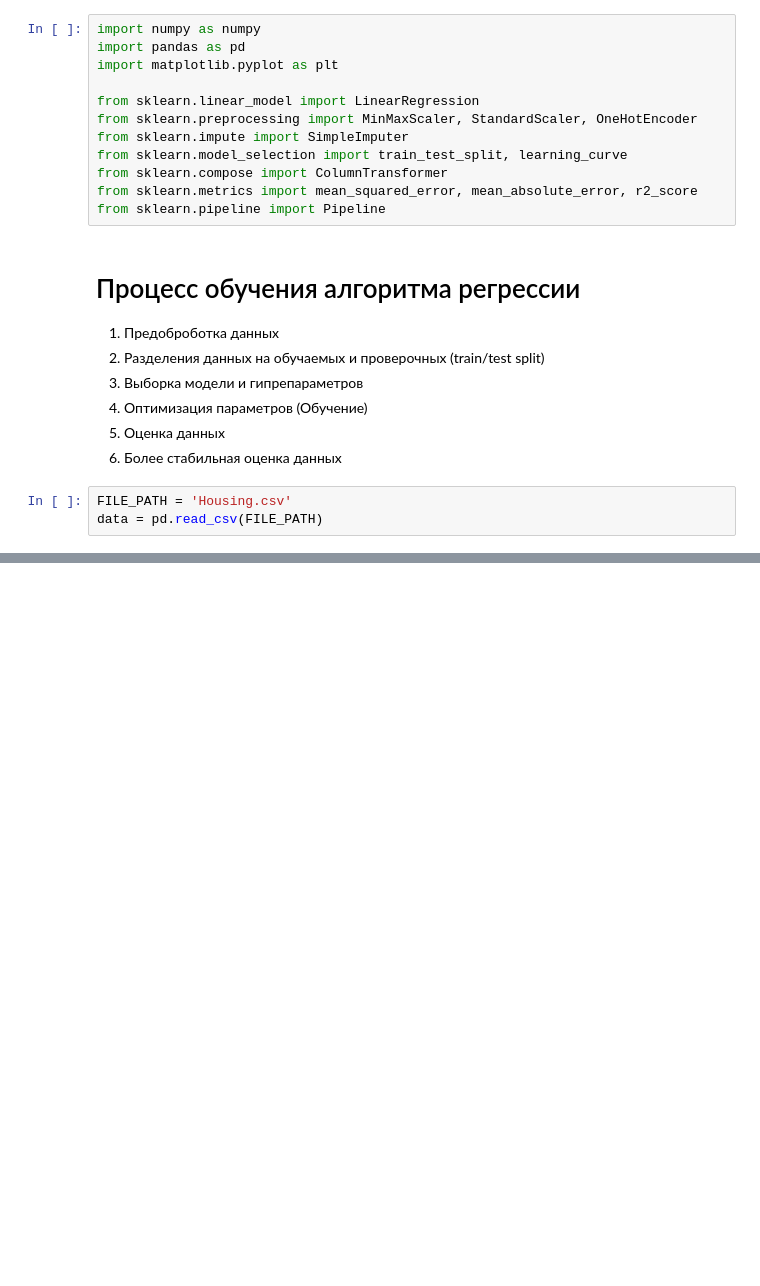
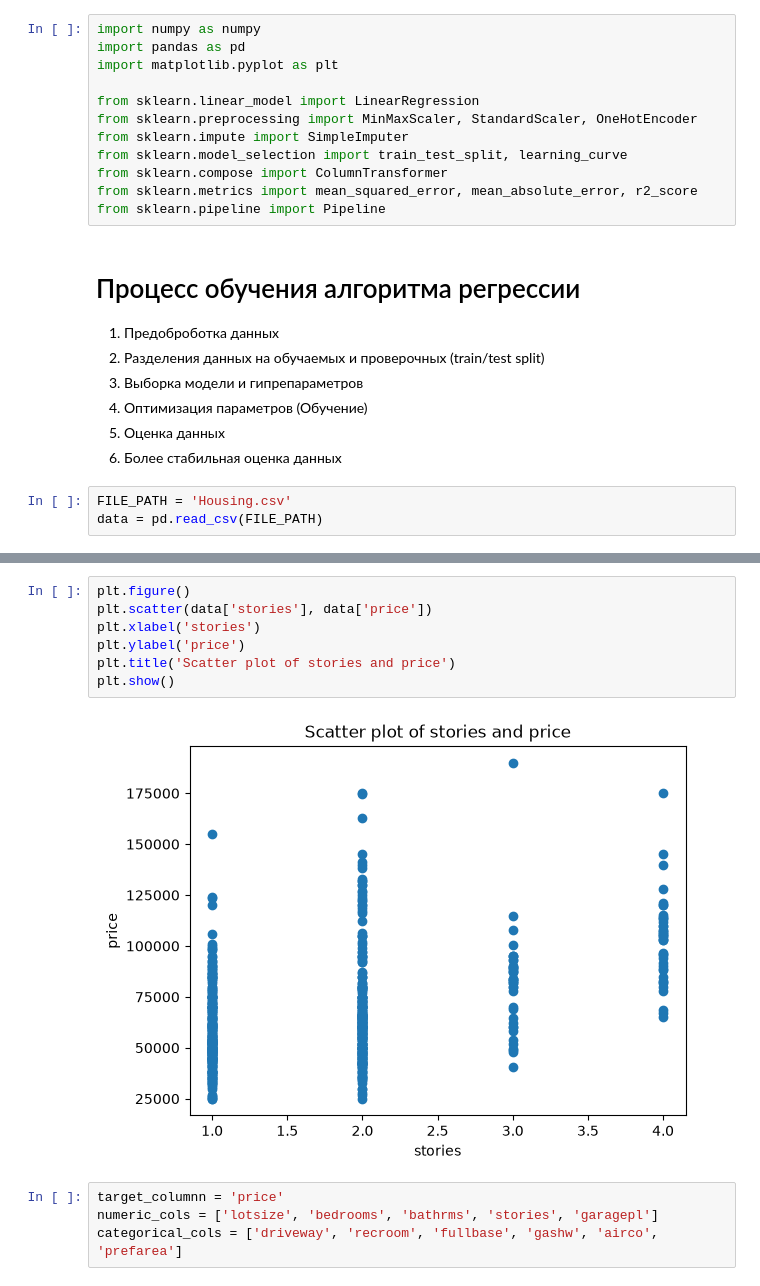
Before and after one commit to MammadovKamranIT/AI04, a Jupyter notebook: 4.ipynb, the cells around one changed output, grey strips where cells are left out. Cells and saved outputs as stored; diff of their text form; blank space fills up the shorter version.

```diff
--- a/4.ipynb
+++ b/4.ipynb
@@ -41,0 +146,13 @@ data = pd.read_csv(FILE_PATH)
+# %%
+plt.figure()
+plt.scatter(data['stories'], data['price'])
+plt.xlabel('stories')
+plt.ylabel('price')
+plt.title('Scatter plot of stories and price')
+plt.show()
+# %% [output]
+[figure, added]
+# %%
+target_columnn = 'price'
+numeric_cols = ['lotsize', 'bedrooms', 'bathrms', 'stories', 'garagepl']
+categorical_cols = ['driveway', 'recroom', 'fullbase', 'gashw', 'airco', 'prefarea']
```
Also changed, not shown: parts of 18 cells of this notebook.
